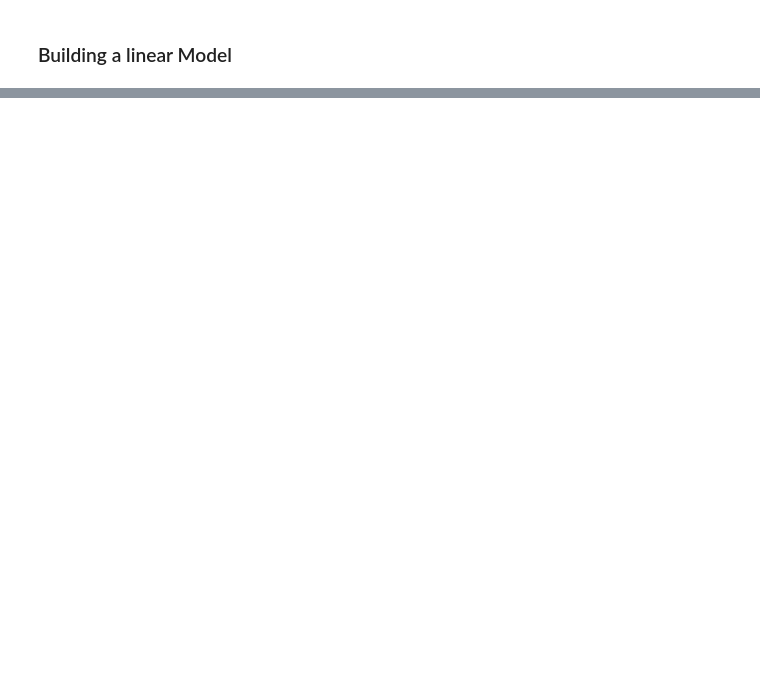
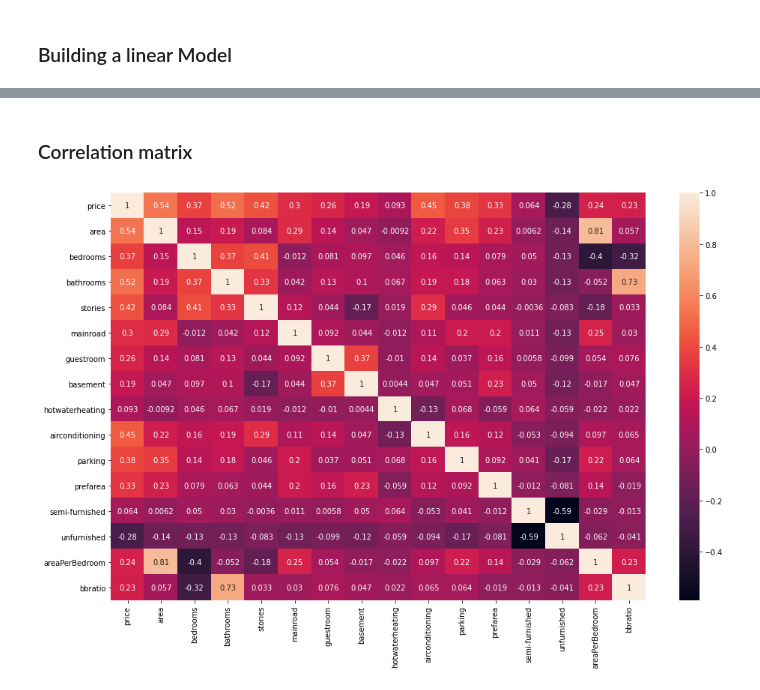
Before and after one commit to Mgrdich/machine_learning_playground, a Jupyter notebook: multiple_linear_regression2.ipynb, the cells around one changed output, grey strips where cells are left out. Saved outputs shown, nothing was run; the diff lists cells and outputs as text; code cells hidden in the pictures; blank space fills up the shorter version.

Commit message:
multiple linear regression part 2

```diff
--- a/multiple_linear_regression2.ipynb
+++ b/multiple_linear_regression2.ipynb
@@ -212,0 +230,8 @@ Notes:
+# %% [markdown]
+### Correlation matrix
+# %%
+plt.figure(figsize=(16,10))
+sns.heatmap(housing_multi.corr(),annot=True)
+plt.show()
+# %% [output]
+[figure, added]
```
Also changed, not shown: parts of 33 cells of this notebook.
